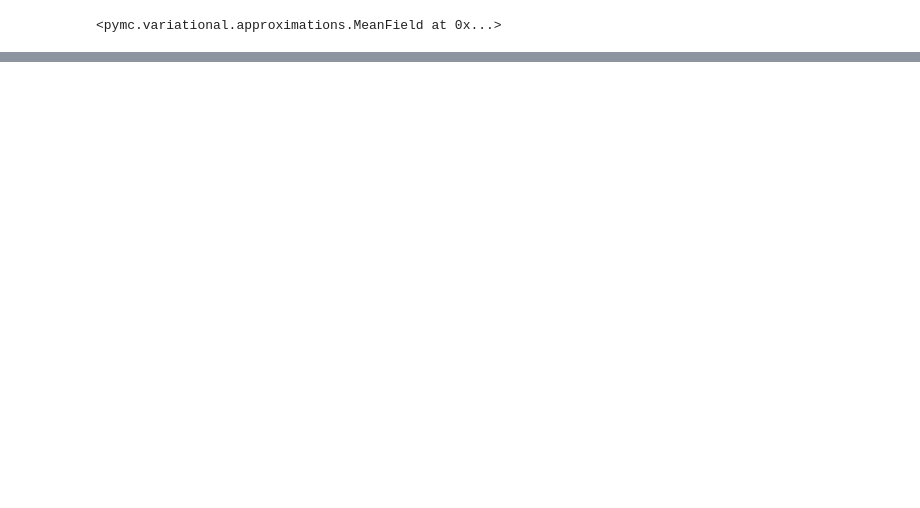
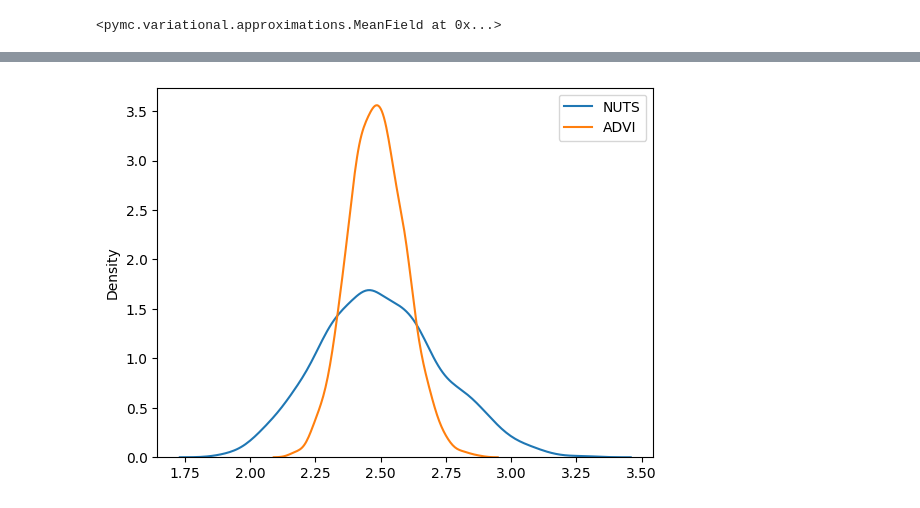
Before and after one commit to styuk/Time-Seriese, a Jupyter notebook: python/variinfe.ipynb, the cells around one changed output, grey strips where cells are left out. Drawn from its saved outputs; the diff is of its cells as text; code cells hidden in the pictures; blank space fills up the shorter version.

```diff
--- a/python/variinfe.ipynb
+++ b/python/variinfe.ipynb
@@ -70,0 +71,8 @@ plt.plot(mean_field.hist)
+# %%
+approx_sample = mean_field.sample(1000)
+# %%
+sns.kdeplot(trace.posterior["alpha"].values.flatten(), label="NUTS")
+sns.kdeplot(approx_sample.posterior["alpha"].values.flatten(), label="ADVI")
+plt.legend();
+# %% [output]
+[figure, added]
```
Also changed, not shown: parts of 5 cells of this notebook.
